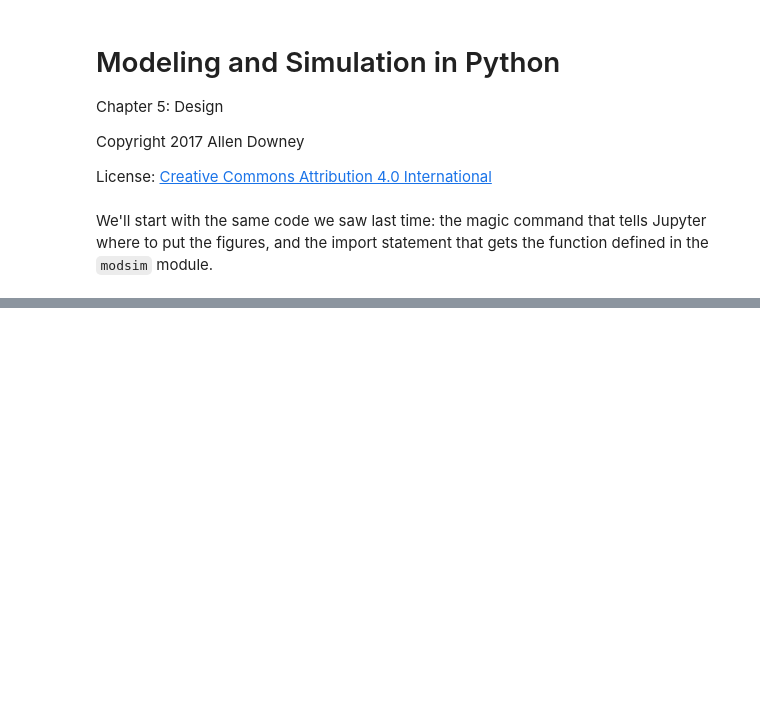
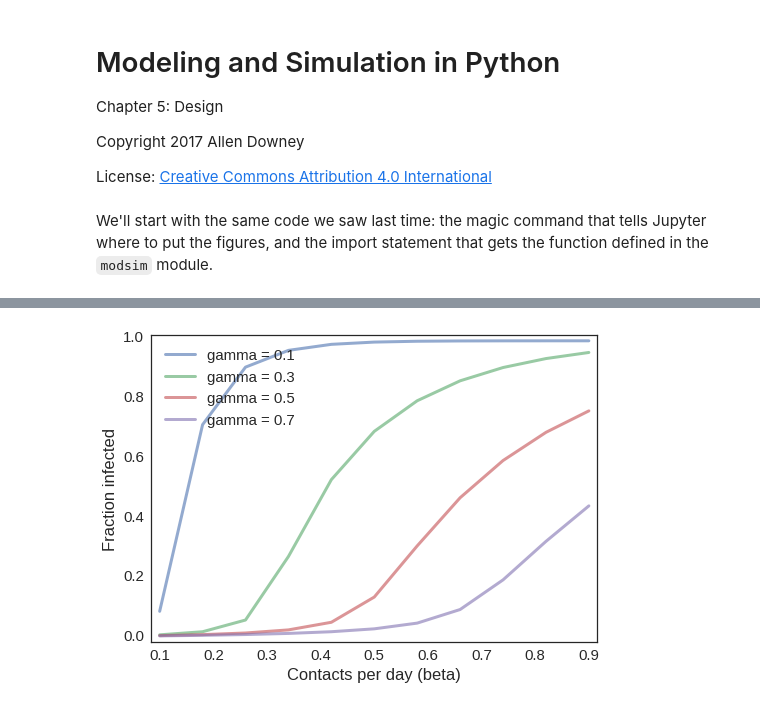
Before and after one commit to AllenDowney/ModSimPy, a Jupyter notebook: code/chap05soln.ipynb, the cells around one changed output, grey strips where cells are left out. Cells and saved outputs as stored; diff of their text form; code cells hidden in the pictures; blank space fills up the shorter version.

```diff
--- a/code/chap05soln.ipynb
+++ b/code/chap05soln.ipynb
@@ -311,0 +269,11 @@ Eq(Derivative(R(t), t), gamma*I(t))
+# %%
+for gamma in gamma_array:
+    infected_series = sweep_beta(beta_array, gamma)
+    label = 'gamma = ' + str(gamma)
+    plot(infected_series, label=label)
+
+decorate(xlabel='Contacts per day (beta)',
+         ylabel='Fraction infected',
+         loc='upper left')
+# %% [output]
+[figure, added]
```
Also changed, not shown: parts of 78 cells of this notebook, 5 other files.
